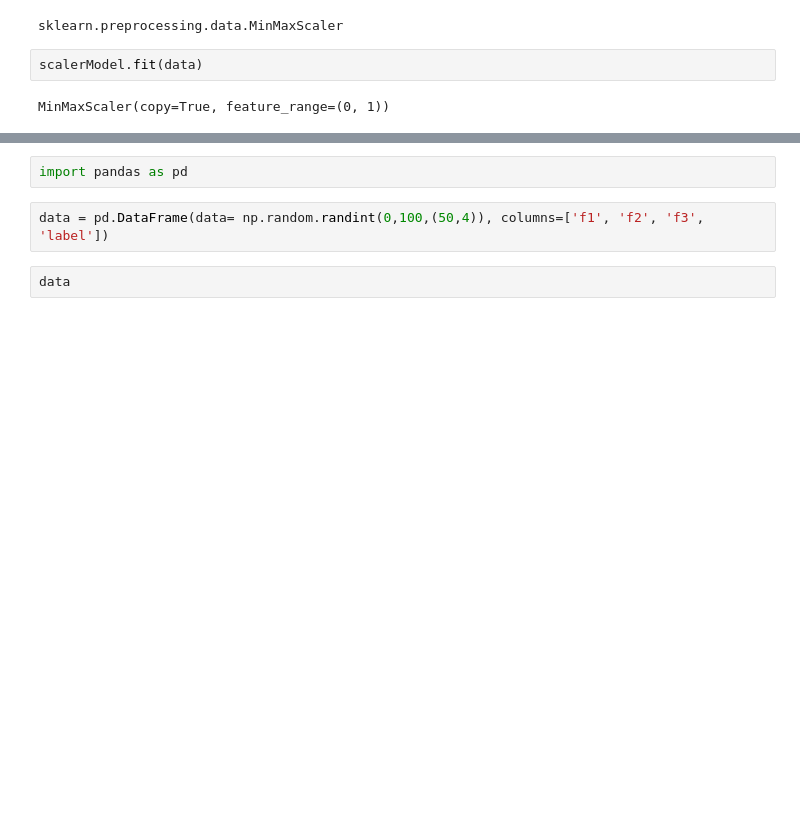
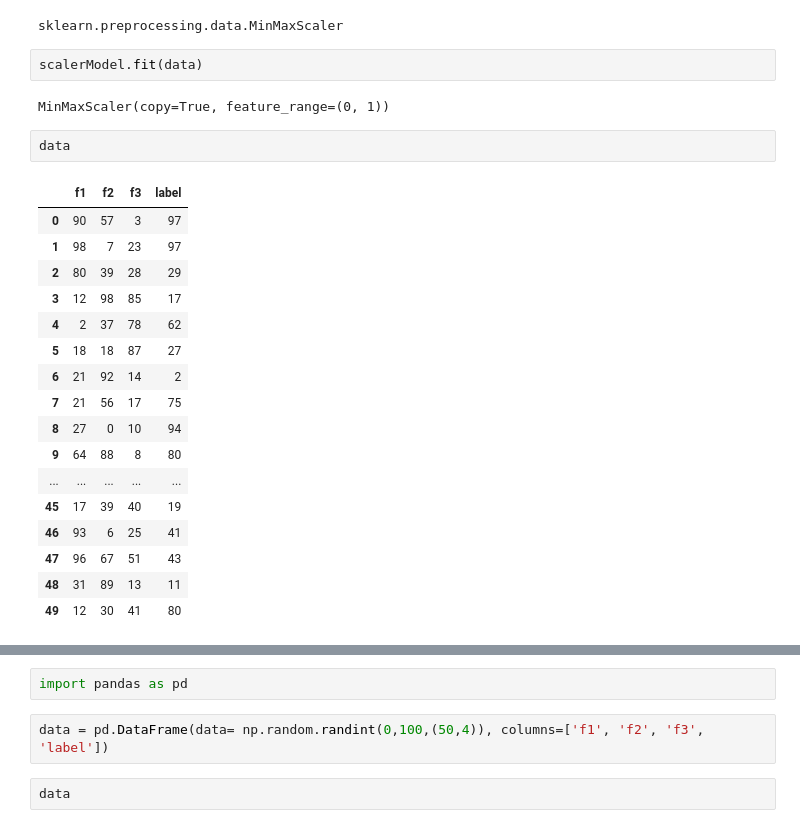
Before and after one commit to Pavankunchala/Python, a Jupyter notebook: DeepLearning/Skikit learn.ipynb, the cells around one changed output, grey strips where cells are left out. Drawn from its saved outputs; the diff is of its cells as text; blank space fills up the shorter version.

```diff
--- a/DeepLearning/Skikit learn.ipynb
+++ b/DeepLearning/Skikit learn.ipynb
@@ -27,6 +27,26 @@ sklearn.preprocessing.data.MinMaxScaler
 scalerModel.fit(data)
 # %% [output]
 MinMaxScaler(copy=True, feature_range=(0, 1))
+# %%
+data
+# %% [output]
+|  | f1 | f2 | f3 | label |
+| 0 | 90 | 57 | 3 | 97 |
+| 1 | 98 | 7 | 23 | 97 |
+| 2 | 80 | 39 | 28 | 29 |
+| 3 | 12 | 98 | 85 | 17 |
+| 4 | 2 | 37 | 78 | 62 |
+| 5 | 18 | 18 | 87 | 27 |
+| 6 | 21 | 92 | 14 | 2 |
+| 7 | 21 | 56 | 17 | 75 |
+| 8 | 27 | 0 | 10 | 94 |
+| 9 | 64 | 88 | 8 | 80 |
+| ... | ... | ... | ... | ... |
+| 45 | 17 | 39 | 40 | 19 |
+| 46 | 93 | 6 | 25 | 41 |
+| 47 | 96 | 67 | 51 | 43 |
+| 48 | 31 | 89 | 13 | 11 |
+| 49 | 12 | 30 | 41 | 80 |
 # %%
 scalerModel.transform(data)
 # %% [output]
```
Also changed, not shown: parts of 8 cells of this notebook, 8 other files.
